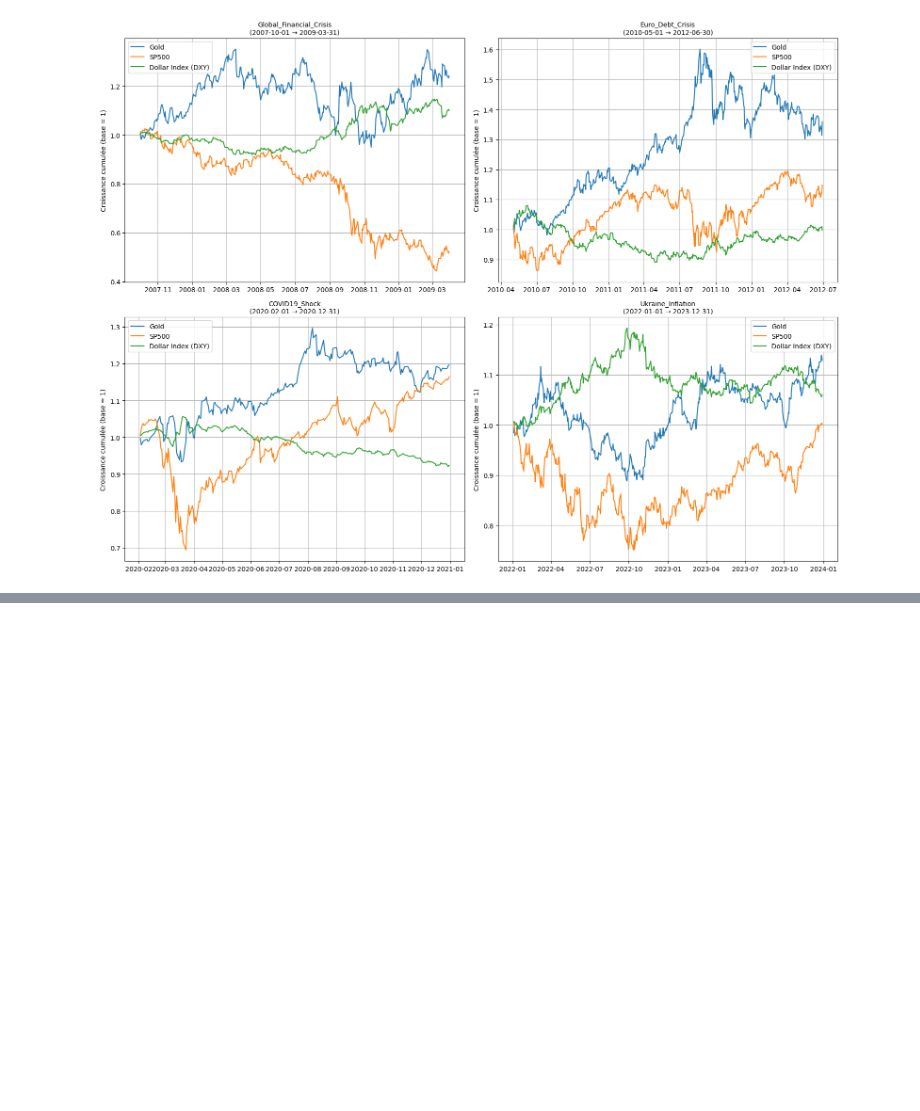
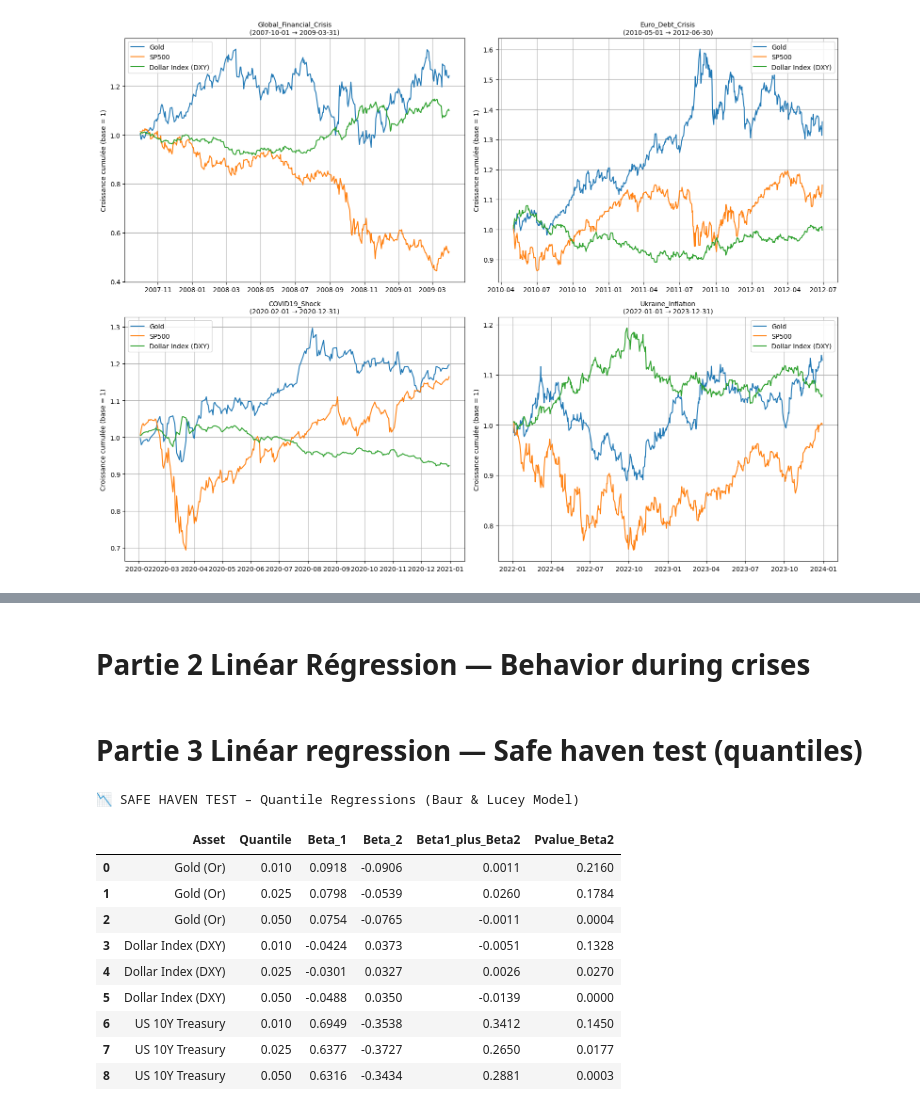
Before and after one commit to Theoo267/SafeHaven-Analysis, a Jupyter notebook: data anlysis.ipynb, the cells around one changed output, grey strips where cells are left out. Saved outputs shown, nothing was run; the diff lists cells and outputs as text; code cells hidden in the pictures; blank space fills up the shorter version.

Commit message:
starting linéar regression

```diff
--- a/data anlysis.ipynb
+++ b/data anlysis.ipynb
@@ -278,0 +314,75 @@ plt.show()
+# %% [markdown]
+# Partie 2 Linéar Régression — Behavior during crises
+# %% [markdown]
+# Partie 3 Linéar regression — Safe haven test (quantiles)
+# %%
+import pandas as pd
+import statsmodels.api as sm
+
+# Charger rendements daily corrigés
+returns = pd.read_csv("data/merged_daily_returns.csv")
+returns["Date"] = pd.to_datetime(returns["Date"])
+returns = returns.set_index("Date").dropna()
+
+# MODELES EXACTS à estimer
+models = {
+    "Gold (Or)": {
+        "Y": "Gold_Return",
+        "X": ["SP500_Return", "US10Y_Return"]
+    },
+    "Dollar Index (DXY)": {
+        "Y": "Dollar_Index_Return",
+        "X": ["SP500_Return", "US10Y_Return"]
+    },
+    "US 10Y Treasury": {
+        "Y": "US10Y_Return",
+        "X": ["SP500_Return", "Gold_Return"]
+    }
+}
+
+# Quantiles Safe Haven
+quantiles = [0.01, 0.025, 0.05]
+
+results = []
+
+for asset, spec in models.items():
+
+    Y = returns[spec["Y"]]
+    X = returns[spec["X"]]
+    X = sm.add_constant(X)
+
+    for q in quantiles:
+        model = sm.QuantReg(Y, X).fit(q=q)
+
+        b1 = model.params[spec["X"][0]]
+        b2 = model.params[spec["X"][1]]
+        p_b2 = model.pvalues[spec["X"][1]]
+
+        results.append([
+            asset,
+            q,
+            b1,
+            b2,
+            b1 + b2,
+            p_b2
+        ])
+
+quantile_table = pd.DataFrame(
+    results,
+    columns=["Asset", "Quantile", "Beta_1", "Beta_2", "Beta1_plus_Beta2", "Pvalue_Beta2"]
+)
+
+print("\n📉 SAFE HAVEN TEST – Quantile Regressions (Baur & Lucey Model)\n")
+display(quantile_table.round(4))
+# %% [output]
+📉 SAFE HAVEN TEST – Quantile Regressions (Baur & Lucey Model)
+|  | Asset | Quantile | Beta_1 | Beta_2 | Beta1_plus_Beta2 | Pvalue_Beta2 |
+| 0 | Gold (Or) | 0.010 | 0.0918 | -0.0906 | 0.0011 | 0.2160 |
+| 1 | Gold (Or) | 0.025 | 0.0798 | -0.0539 | 0.0260 | 0.1784 |
+| 2 | Gold (Or) | 0.050 | 0.0754 | -0.0765 | -0.0011 | 0.0004 |
+| 3 | Dollar Index (DXY) | 0.010 | -0.0424 | 0.0373 | -0.0051 | 0.1328 |
+| 4 | Dollar Index (DXY) | 0.025 | -0.0301 | 0.0327 | 0.0026 | 0.0270 |
+| 5 | Dollar Index (DXY) | 0.050 | -0.0488 | 0.0350 | -0.0139 | 0.0000 |
+| 6 | US 10Y Treasury | 0.010 | 0.6949 | -0.3538 | 0.3412 | 0.1450 |
+| 7 | US 10Y Treasury | 0.025 | 0.6377 | -0.3727 | 0.2650 | 0.0177 |
+| 8 | US 10Y Treasury | 0.050 | 0.6316 | -0.3434 | 0.2881 | 0.0003 |
```
Also changed, not shown: parts of 6 cells of this notebook, 2 other files.
